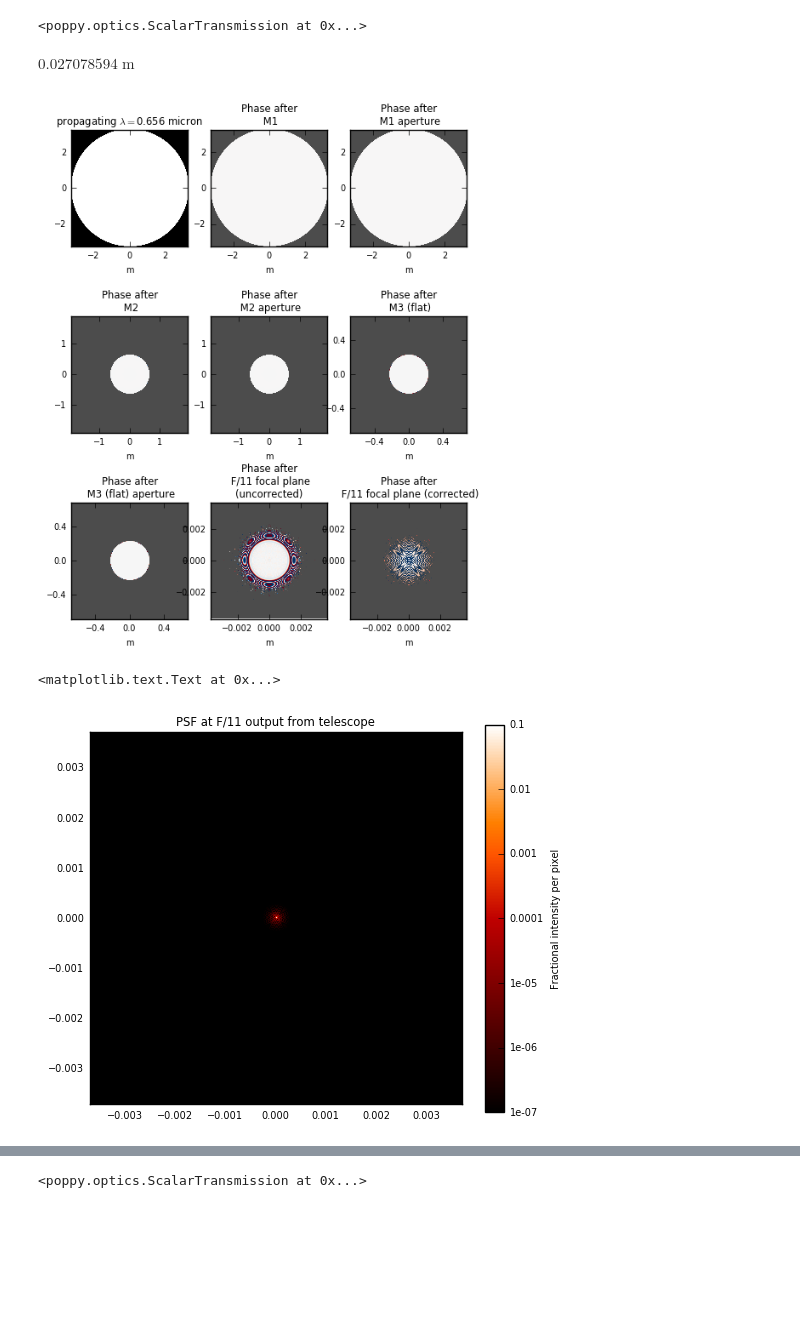
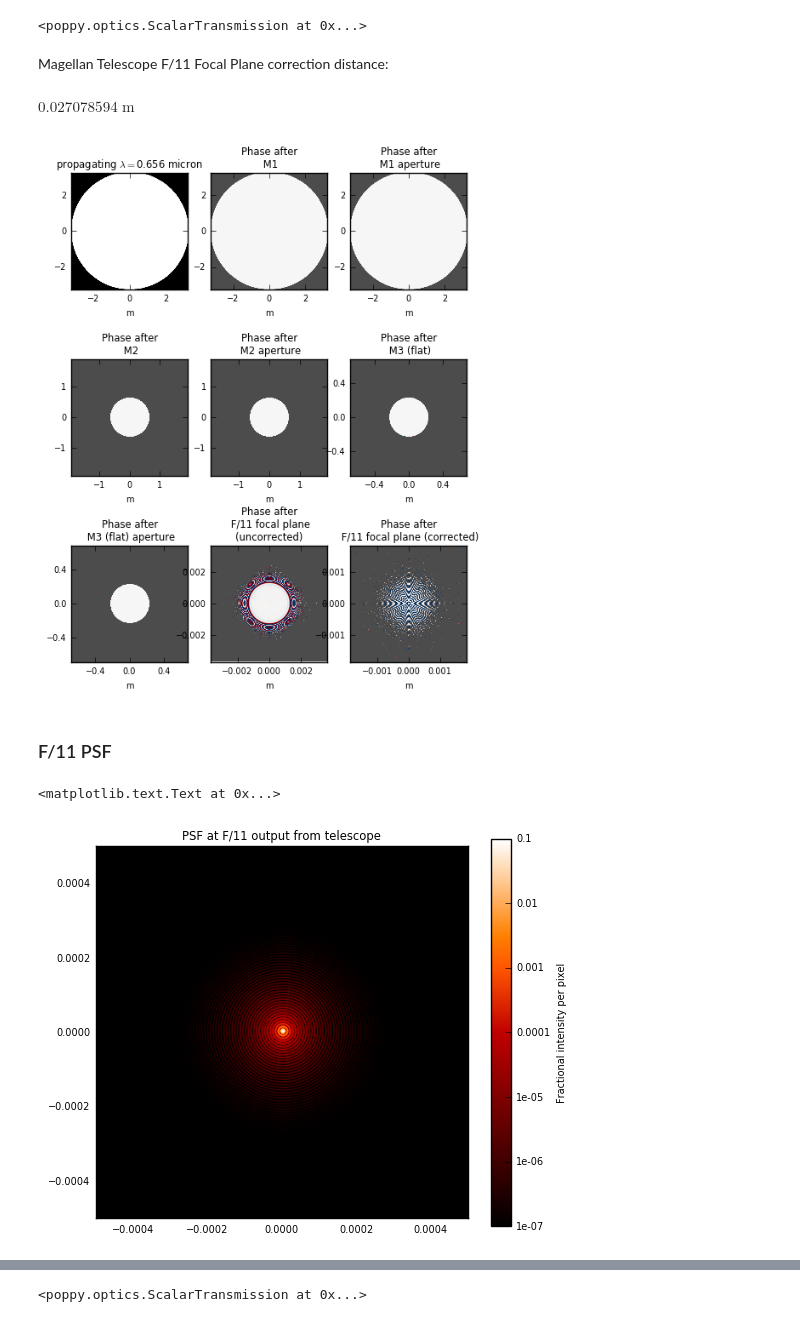
Before and after one commit to magao-x/magaox_poppy, a Jupyter notebook: magaox_pdr.ipynb, the cells around one changed output, grey strips where cells are left out. Drawn from its saved outputs; the diff is of its cells as text; code cells hidden in the pictures; blank space fills up the shorter version.

```diff
--- a/magaox_pdr.ipynb
+++ b/magaox_pdr.ipynb
@@ -87,6 +89,6 @@ lyotstop = poppy.CircularAperture(radius=lyot_stop_diam/2, name='Lyot Stop')
 # %%
 magaox = poppy.FresnelOpticalSystem(pupil_diameter=2*M1_radius,
-                                       npix=npix*4,
+                                       npix=npix*2,
                                        beam_ratio=.34)#beam_ratio is the oversampling convention used in PROPER
 
 # Entrance Aperture
@@ -121,6 +123,8 @@ f11_delta = f11_last_wave.z_w0 - f11_last_wave.z #f11_delta is the change in dis
 magaox.add_optic(poppy.ScalarTransmission(planetype=PlaneType.intermediate, name="F/11 focal plane (corrected)"), distance=f11_delta)
 # %% [output]
 <poppy.optics.ScalarTransmission at 0x...>
+# %% [markdown]
+Magellan Telescope F/11 Focal Plane correction distance:
 # %%
 f11_delta
 # %% [output]
@@ -130,13 +134,15 @@ matplotlib.rcParams["font.size"]=7
 plt.figure(figsize=[6,8])
 f11fp_psf, f11fp_wfs = magaox.calcPSF(wavelength=testWavelength, display_intermediates=True, return_intermediates=True)
 # %% [output]
-[figure, old version]
+[figure, new version]
+# %% [markdown]
+### F/11 PSF
 # %%
 # Check out F/11 focal plane PSF
 plt.figure(figsize=[6,5])
-poppy.display_PSF(f11fp_psf)
+poppy.display_PSF(f11fp_psf, imagecrop=0.001)
 plt.title("PSF at F/11 output from telescope")
 # %% [output]
 <matplotlib.text.Text at 0x...>
-[figure, old version]
+[figure, new version]
 # %% [markdown]
```
Also changed, not shown: parts of 27 cells of this notebook.
